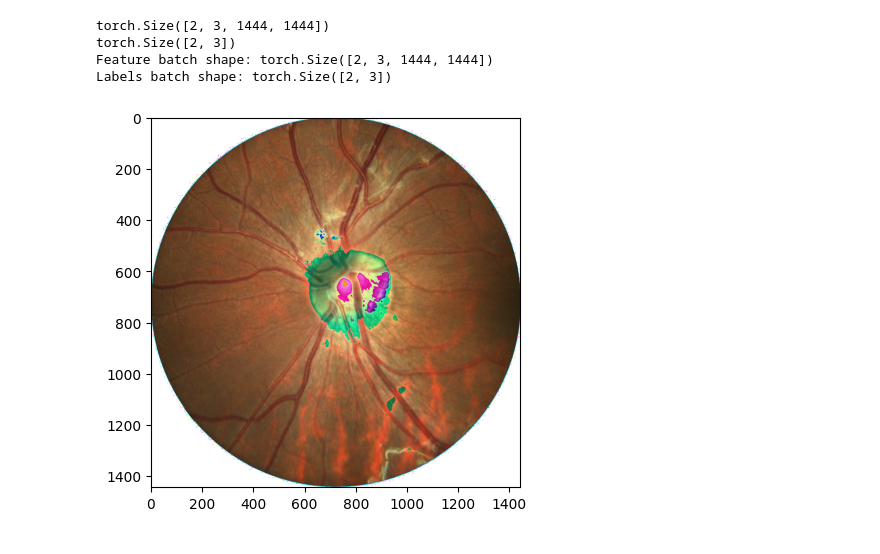
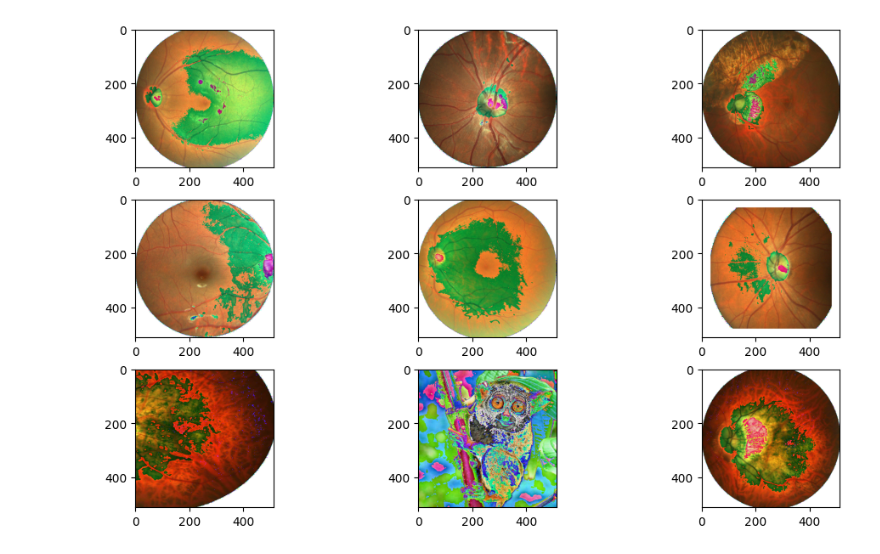
Before and after one commit to mysInma/Pathological-Myopia, a Jupyter notebook: notebooks/tests_transformations.ipynb, the cells around one changed output. Saved outputs shown, nothing was run; the diff lists cells and outputs as text; code cells hidden in the pictures.

Commit message:
transformation Customized

```diff
--- a/notebooks/tests_transformations.ipynb
+++ b/notebooks/tests_transformations.ipynb
@@ -55,33 +27,52 @@ Labels batch shape: torch.Size([2, 3])
 # %%
 #TRANSFORMACIÓN REALIZADA CORRECTAMENTE
 train_transforms = transforms.Compose([
-    transforms.RandomHorizontalFlip(),
+    # transforms.Resize((512,512)),
+
+    # transforms.RandomHorizontalFlip(),
     # transforms.RandomAffine(degrees=0, translate=(0.2, 0.2), scale=(0.8, 1.2)),
     #transforms.toTensor(),
-    transforms.Normalize((0.5, 0.5, 0.5), (0.5, 0.5, 0.5))
+    # transforms.Normalize((0.5, 0.5, 0.5), (0.5, 0.5, 0.5))
+
+
+    transforms.RandomResizedCrop(size=512,scale=(0.4,0.9)),
+    # transforms.Pad(100)
 ])
+orSize = 1444
+size = 512
+train_transforms = transforms.Compose([
+            transforms.Normalize((0.5, 0.5, 0.5), (0.5, 0.5, 0.5)),
+            transforms.RandomChoice([
+                transforms.RandomHorizontalFlip(),
+                transforms.RandomVerticalFlip(),
+                transforms.RandomResizedCrop(size=orSize,scale=(0.4,0.9)),
+                transforms.Compose([
+                transforms.RandomResizedCrop(size=orSize//1.5,scale=(0.4,0.9)),
+                transforms.Pad(int(size-(size//1.5)),fill=255)
+                ])
+            ]),
+            transforms.Resize((size,size))
+        ])
 
 
 
-dataset = CustomImageDataset(annotations_file = "./output.csv", img_dir = "../test/", num_clases=3, transform = train_transforms, target_transform=None)
-dl = DataLoader(dataset,batch_size=2,shuffle=False)
+dataset = CustomImageDataset(annotations_file = "./output.csv", img_dir = "../test/", num_clases=3, transform = CustomTransformations(512), target_transform=None)
+dl = DataLoader(dataset,batch_size=1,shuffle=True)
 
-
+fig, axs = plt.subplots(3, 3, figsize=(10, 6), constrained_layout=True)
+# for ax, markevery in zip(axs.flat, cases):
+#     ax.set_title(f'markevery={markevery}')
+#     ax.plot(x, y, 'o', ls='-', ms=4, markevery=markevery)
+i = 0
 for image, label in dl:
-    print(image.shape)
-    print(label.shape)
-    break
-
-# img = image[0]
-train_features, train_labels = next(iter(dl))
-print(f"Feature batch shape: {train_features.size()}")
-print(f"Labels batch shape: {train_labels.size()}")
-img = train_features[1].permute(1,2,0).type(torch.uint8)
-plt.imshow(img)
+    # print(image.shape)
+    # print(label.shape)
+    img = image[0].permute(1,2,0).type(torch.uint8)
+    axs[i%3,i//3].imshow(img)
+    if i==9:
+        break
+    else:
+        i+=1
 plt.show()
 # %% [output]
-torch.Size([2, 3, 1444, 1444])
-torch.Size([2, 3])
-Feature batch shape: torch.Size([2, 3, 1444, 1444])
-Labels batch shape: torch.Size([2, 3])
-[figure, old version]
+[figure, new version]
```
Also changed, not shown: parts of 7 cells of this notebook, 4 other files.
